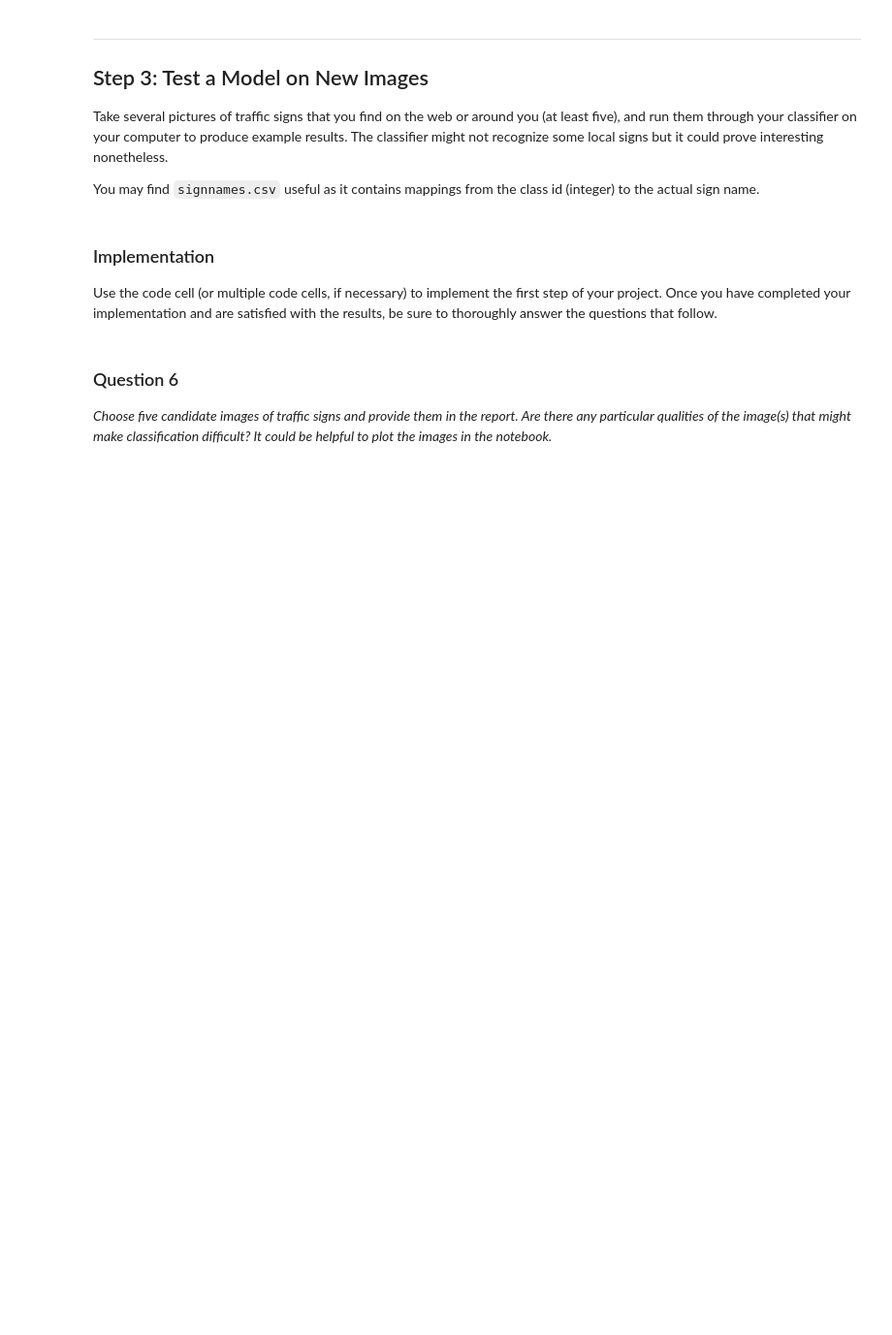
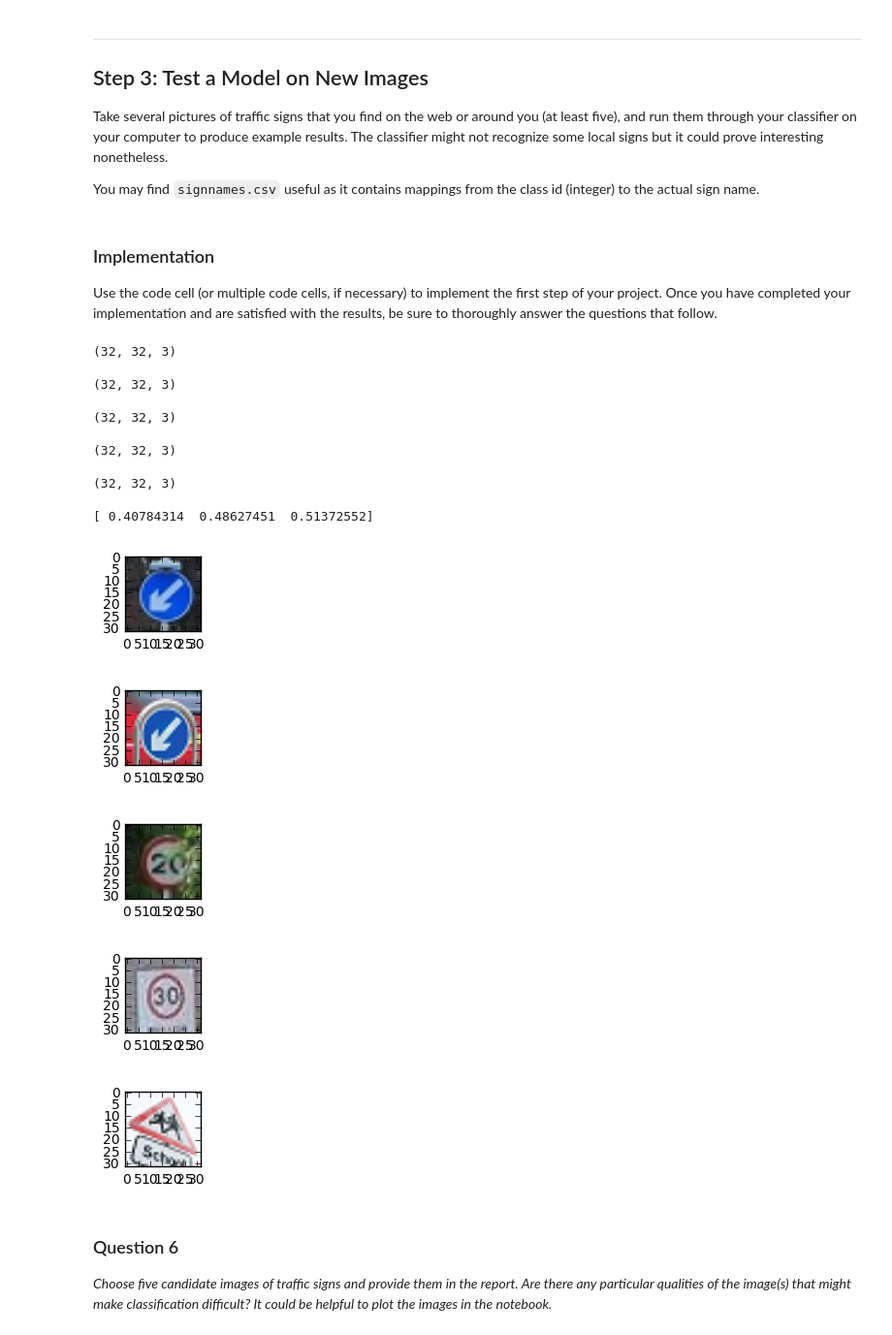
Before and after one commit to annatyurkina/CarND-Traffic-Sign-Classifier-Project, a Jupyter notebook: Traffic_Sign_Classifier.ipynb, the cells around one changed output. Shown at 97% size. Saved outputs shown, nothing was run; the diff lists cells and outputs as text; code cells hidden in the pictures; blank space fills up the shorter version.

Commit message:
test images

```diff
--- a/Traffic_Sign_Classifier.ipynb
+++ b/Traffic_Sign_Classifier.ipynb
@@ -184,7 +185,7 @@ boost = 3
 X_aug_r = []
 for im in X_train:
     #show(im)
-    M = cv2.getRotationMatrix2D((randint(0,32),randint(0,32)),randint(-20,20),randint(8,12)/10)
+    M = cv2.getRotationMatrix2D((randint(0,32),randint(0,32)),randint(-25,25),randint(7,13)/10)
     im = cv2.warpAffine(im,M,(32,32))
     X_aug_r.append(im)
     #show(im)
@@ -192,8 +193,8 @@ for im in X_train:
 X_aug_a = []
 for im in X_train:
     #show(im)
-    pts1 = np.float32([[randint(0,3),randint(0,3)],[randint(0,3),randint(27,31)],[randint(27,31),randint(0,3)]])
-    pts2 = np.float32([[randint(0,3),randint(0,3)],[randint(0,3),randint(27,31)],[randint(27,31),randint(0,3)]])
+    pts1 = np.float32([[randint(0,boost),randint(0,boost)],[randint(0,boost),randint(30-boost,31)],[randint(30-boost,31),randint(0,boost)]])
+    pts2 = np.float32([[randint(0,boost),randint(0,boost)],[randint(0,boost),randint(30-boost,31)],[randint(30-boost,31),randint(0,boost)]])
     M = cv2.getAffineTransform(pts1,pts2)
     im = cv2.warpAffine(im,M,(32,32))
     X_aug_a.append(im)
@@ -225,7 +226,7 @@ _Describe how you set up the training, validation and testing data for your mode
 ### Feel free to use as many code cells as needed.
 import tensorflow as tf
 
-EPOCHS = 10
+EPOCHS = 8
 BATCH_SIZE = 128
 
 from tensorflow.contrib.layers import flatten
@@ -458,3 +446,41 @@ Use the code cell (or multiple code cells, if necessary) to implement the first
+# %%
+### Load the images and plot them here.
+### Feel free to use as many code cells as needed.
+test_images = np.zeros((6,32,32,3))
+import matplotlib.image as mpimg
+
+def load_test_image(image_number):
+    im = mpimg.imread('./test_images/'+ str(image_number) + '.png') # 640x480x3 array
+    print(im.shape)
+    show(im)
+    return im
+
+for i in (1,2,4,5,6):
+    test_images[i-1] = load_test_image(i)
+
+print(test_images[1,1,5,:])
+
+# Normilize test images
+test_images = np.divide(np.add(test_images, -128),128)
+
+test_labels = [34,34,0,1,28]
+# %% [output]
+(32, 32, 3)
+
+(32, 32, 3)
+
+(32, 32, 3)
+
+(32, 32, 3)
+
+(32, 32, 3)
+
+[ 0.40784314  0.48627451  0.51372552]
+[figure, added]
+[figure, added]
+[figure, added]
+[figure, added]
+[figure, added]
 # %% [markdown]
 ### Question 6
 
```
Also changed, not shown: parts of 9 cells of this notebook, 3 other files.
